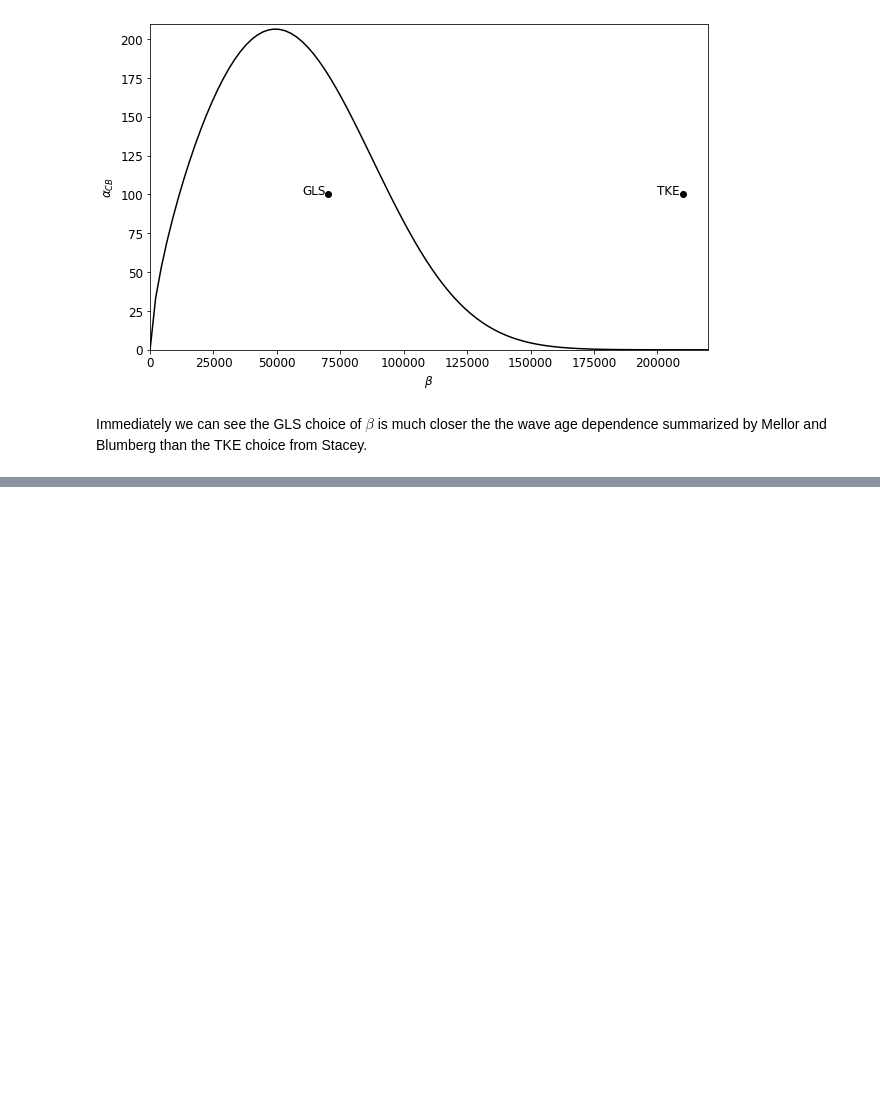
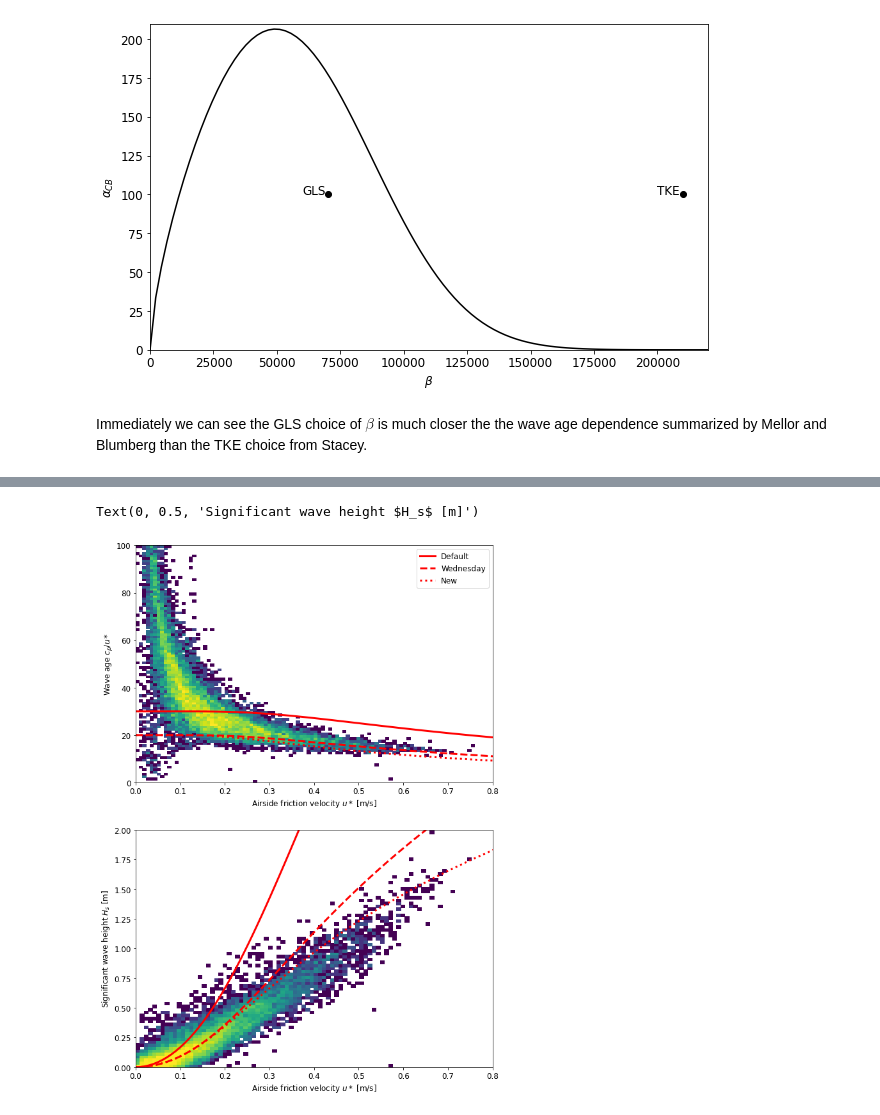
Before and after one commit to SalishSeaCast/analysis-ben, a Jupyter notebook: notebooks/wavemixing.ipynb, the cells around one changed output, grey strips where cells are left out. Saved outputs shown, nothing was run; the diff lists cells and outputs as text; code cells hidden in the pictures; blank space fills up the shorter version.

Commit message:
Rascle changes in wavemixing.ipynb

```diff
--- a/notebooks/wavemixing.ipynb
+++ b/notebooks/wavemixing.ipynb
@@ -97,4 +98,5 @@ for day in tqdm(range(360)):
         u2.append(u**2 + v**2)
 # %%
 Hs = np.hstack(Hs)
+cp = np.hstack(cp)
 u2 = np.hstack(u2)
@@ -106,18 +102,0 @@ rho_0, g = 1030, 9.81
-# %%
-fig, ax = plt.subplots(figsize=(10, 8))
-_, _, _, c = ax.hist2d(tau[index], Hs[index], bins=100, norm=colors.LogNorm(vmin=1, vmax=1000))
-for fit_coeff, ustar_ref, ls, label in zip([30, 19], [0.3, 0.25], ['--', '-'], ['default', 'tuned']):
-    beta = 665 * (fit_coeff * np.tanh(2*ustar_ref/np.sqrt(tau_plot/1.223)))**(1.5)
-    z0 = beta * tau_plot / (rho_0 * g)
-    ax.plot(tau_plot, z0, ls, color='magenta', lw=2, label=f'Rascle {label}')
-for beta, ls, label in zip([2e4, 7e4, 2e5], [':', '-', '--'], ['2e4', 'GLS', 'TKE (Stacey 1999, Knight Inlet)']):
-    z0 = beta * tau_plot / (rho_0 * g)
-    ax.plot(tau_plot, z0/1.3, f'r{ls}', label=label)
-ax.set_xlim([0, 0.6])
-ax.set_ylim([0, 2])
-ax.set_xlabel('$\\tau$ [N $m^{-2}$]')
-ax.set_ylabel('$h_s$ or $z_0$ [m]')
-cax = fig.add_axes([0.92, 0.15, 0.01, 0.7])
-fig.colorbar(c, cax=cax)
-ax.legend(loc=4)
-ax.set_title('Hourly spatial means of $h_s$ and $\\tau$ from the 2020 WW3 record')
@@ -126,0 +103,4 @@ Text(0.5, 1.0, 'Hourly spatial means of $h_s$ and $\\tau$ from the 2020 WW3 reco
+# %%
+rho_ratio, g = 28, 9.81
+ustar = np.sqrt(calc_Cd(np.sqrt(u2)) * u2)
+index = ustar > 0
@@ -126,0 +115,23 @@ Text(0.5, 1.0, 'Hourly spatial means of $h_s$ and $\\tau$ from the 2020 WW3 reco
+# %%
+ustar_plot = np.linspace(0, 1, 100)
+fig, axs = plt.subplots(2, 1, figsize=(10, 15))
+_, _, _, c = axs[0].hist2d(ustar[index], (cp/ustar)[index], bins=100, range=[(0, 0.8), (0, 100)], norm=colors.LogNorm(vmin=1, vmax=40))
+_, _, _, c = axs[1].hist2d(ustar[index], Hs[index], bins=100, norm=colors.LogNorm(vmin=1, vmax=100))
+for coeff, ustar_ref, ls, label in zip([30, 20, 20], [0.3, 0.25, 0.20], ['-', '--', ':'], ['Default', 'Wednesday', 'New']):
+    waveage = coeff * np.tanh(2*ustar_ref/ustar_plot)
+    beta = 665 * waveage**(1.5)
+    swh = beta / 0.85 * (ustar_plot / rho_ratio)**2 / g
+    axs[0].plot(ustar_plot, waveage, ls, color='r', lw=3, label=label)
+    axs[1].plot(ustar_plot, swh, ls, color='r', lw=3)
+axs[0].set_xlim([0, 0.8])
+axs[0].set_ylim([0, 100])
+axs[0].set_xlabel('Airside friction velocity $u*$ [m/s]')
+axs[0].set_ylabel('Wave age $c_p/u*$')
+axs[0].legend()
+axs[1].set_xlim([0, 0.8])
+axs[1].set_ylim([0, 2])
+axs[1].set_xlabel('Airside friction velocity $u*$ [m/s]')
+axs[1].set_ylabel('Significant wave height $H_s$ [m]')
+# %% [output]
+Text(0, 0.5, 'Significant wave height $H_s$ [m]')
+[figure, added]
```
Also changed, not shown: parts of 5 cells of this notebook.
